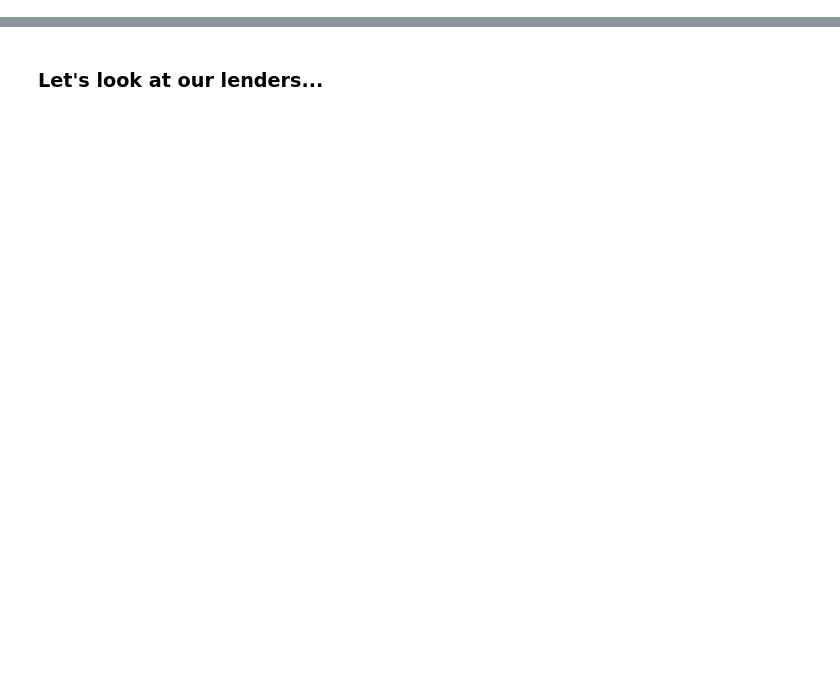
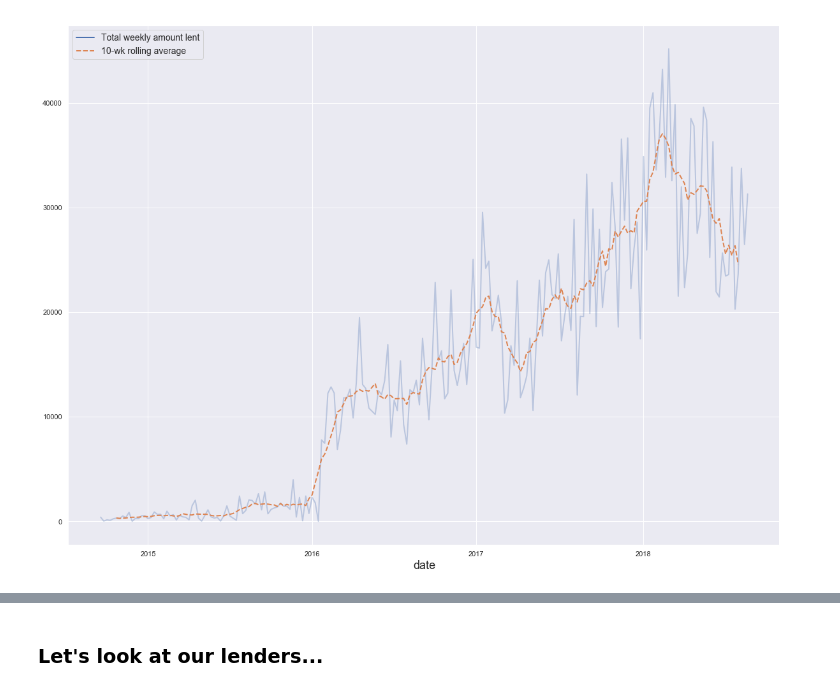
Before and after one commit to qbatten/rborrow, a Jupyter notebook: notebooks/Borrow.ipynb, the cells around one changed output, grey strips where cells are left out. Saved outputs shown, nothing was run; the diff lists cells and outputs as text; code cells hidden in the pictures; blank space fills up the shorter version.

```diff
--- a/notebooks/Borrow.ipynb
+++ b/notebooks/Borrow.ipynb
@@ -63,0 +74,6 @@ df_time.set_index(df_time['date_h'], inplace=True)
+# %%
+# Setting a datetime index
+df['date'] = pd.to_datetime(df['date_h'])
+del df['date_h']
+df.set_index('date', inplace=True)
+df.head()
@@ -63,0 +136,10 @@ df_time.set_index(df_time['date_h'], inplace=True)
+# %%
+# Making a new aggregated dataframe: sum of loans repaid each week
+df_m = df[df.status == 'paid'].copy()
+del df_m['bor']
+del df_m['lend']
+df_m.set_index('date', inplace=True)
+df_m = df_m.resample('W').sum()
+rolling = df_m.rolling(10, center=True)
+df_m['rolling mean'] = rolling.mean()
+df_m.head()
@@ -63,0 +154,6 @@ df_time.set_index(df_time['date_h'], inplace=True)
+# %%
+ax = df_m[:'2018-08'].plot(style=['-', '--'])
+plt.legend(["Total weekly amount lent", "10-wk rolling average"])
+ax.lines[0].set_alpha(0.3)
+# %% [output]
+[figure, added]
```
Also changed, not shown: parts of 40 cells of this notebook, 7 other files.
